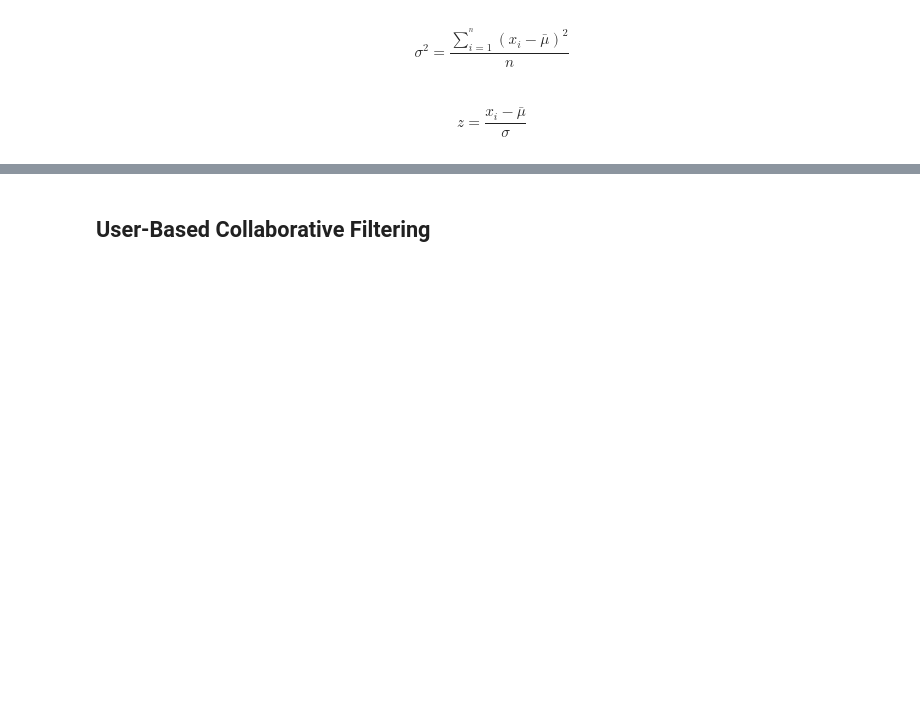
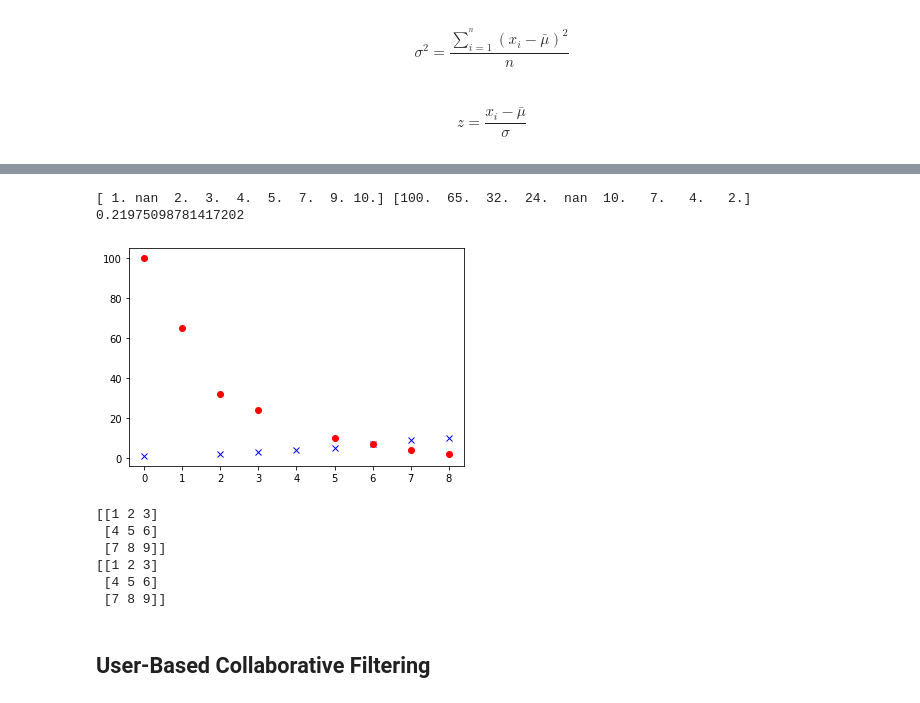
Before and after one commit to MartinCastroAlvarez/python-recommender-systems, a Jupyter notebook: memorybased.ipynb, the cells around one changed output, grey strips where cells are left out. Saved outputs shown, nothing was run; the diff lists cells and outputs as text; code cells hidden in the pictures; blank space fills up the shorter version.

```diff
--- a/memorybased.ipynb
+++ b/memorybased.ipynb
@@ -71,2 +145,33 @@ assert y[1].flat[2] == 1.3363062095621223
+# %%
+X: np.array = np.array([1, np.nan, 2, 3, 4, 5, 7, 9, 10])
+Y: np.array = np.array([100, 65, 32, 24, np.nan, 10, 7, 4, 2])
+print(X, Y, cosine(X, Y))
+figure: Figure = plt.figure()
+axes: Axes = figure.add_subplot()
+axes.plot(np.arange(X.shape[0]), X, 'x', color='blue')
+axes.plot(np.arange(Y.shape[0]), Y, 'o', color='red')
+plt.show()
+# %% [output]
+[ 1. nan  2.  3.  4.  5.  7.  9. 10.] [100.  65.  32.  24.  nan  10.   7.   4.   2.] 0.21975098781417202
+[figure, added]
+# %%
+def similarity(matrix: np.matrix) -> np.matrix:
+    """
+    Get similarity matrix out of a given matrix.
+    """
+    return matrix
+
+
+X = np.matrix([ [1,2,3], [4, 5, 6], [7,8,9] ])
+S = similarity(X)
+print(X)
+print(S)
+# %% [output]
+[[1 2 3]
+ [4 5 6]
+ [7 8 9]]
+[[1 2 3]
+ [4 5 6]
+ [7 8 9]]
 # %% [markdown]
 ## User-Based Collaborative Filtering
```
Also changed, not shown: parts of 14 cells of this notebook.
